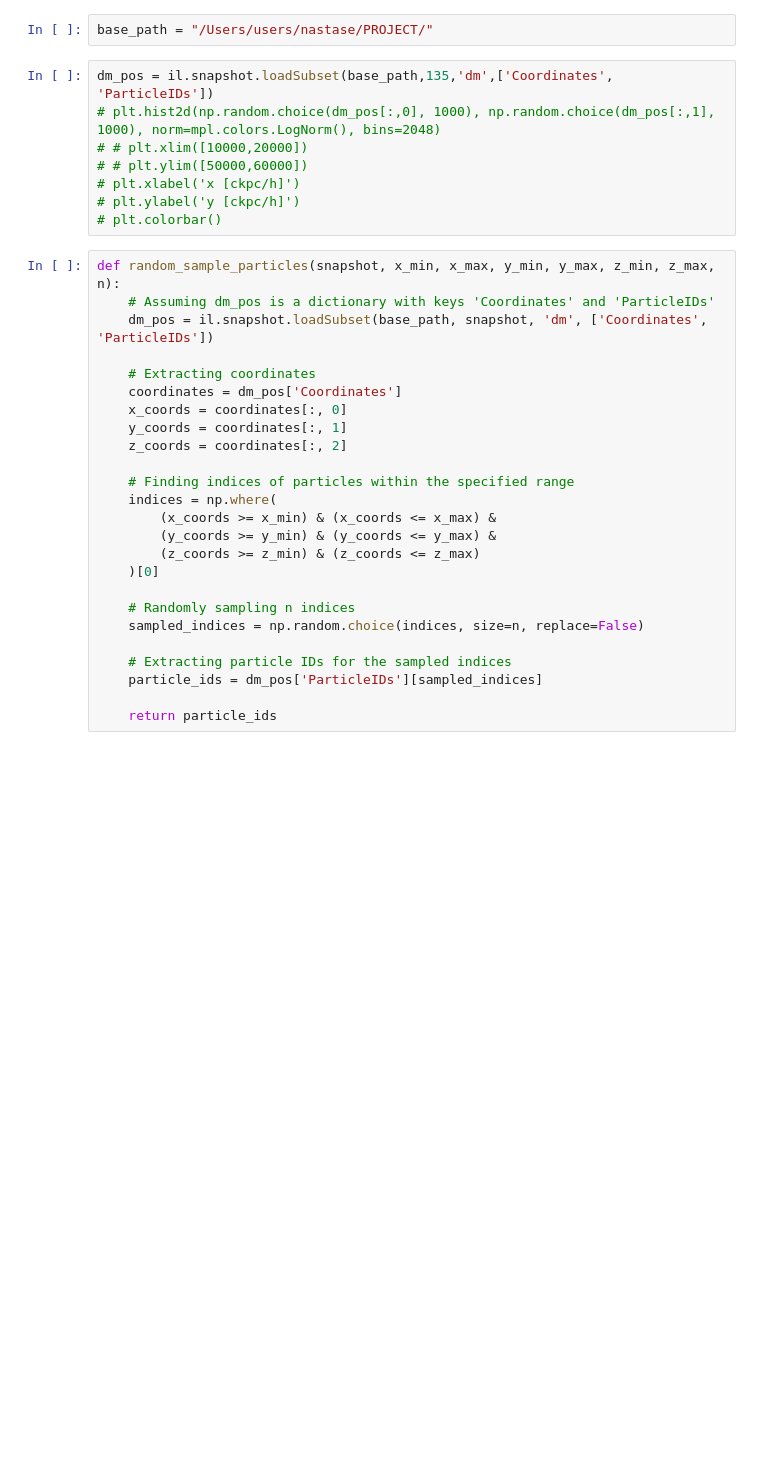
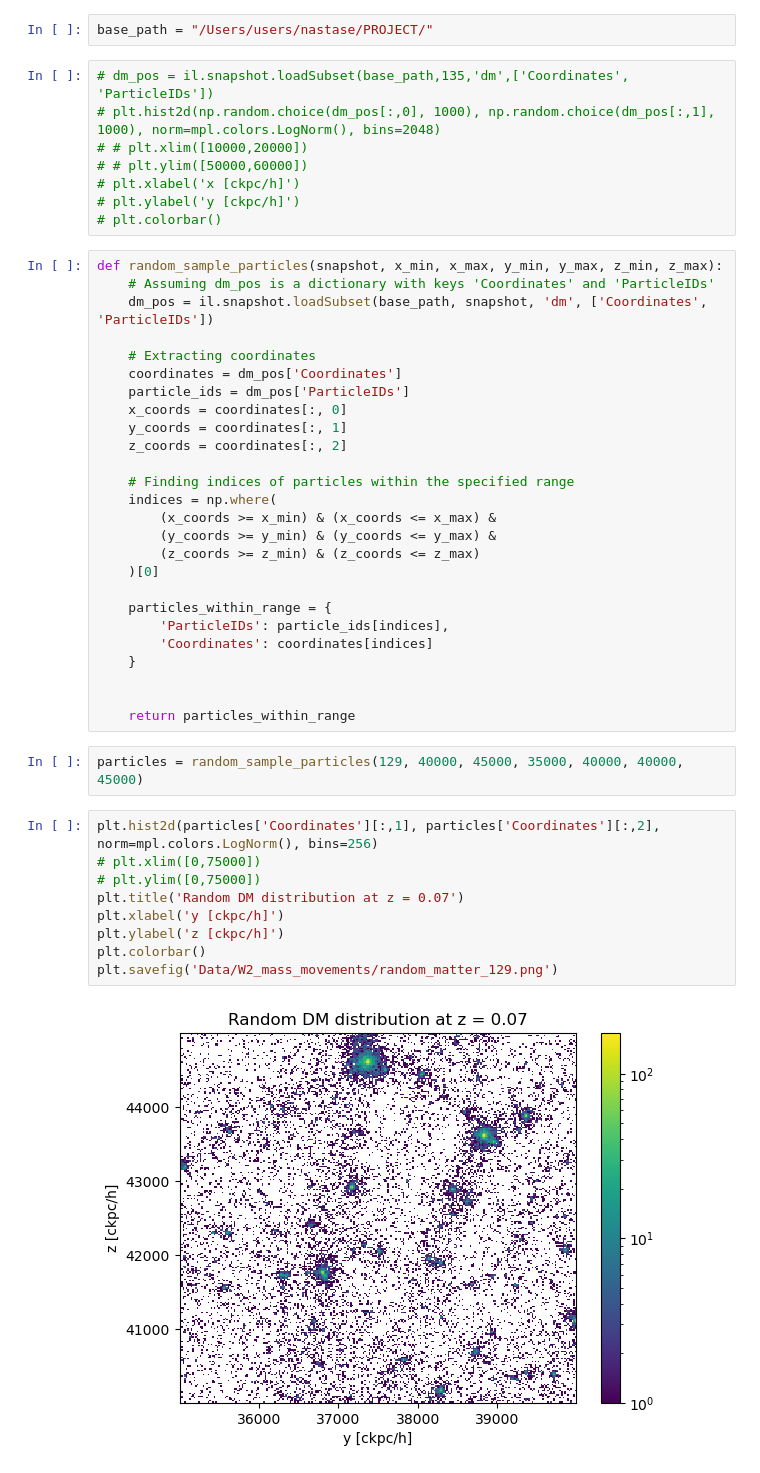
Before and after one commit to diodeamy/Thesis, a Jupyter notebook: code/MassVisualisationPro-Copy1.ipynb, the cells around one changed output. Drawn from its saved outputs; the diff is of its cells as text; blank space fills up the shorter version.

```diff
--- a/code/MassVisualisationPro-Copy1.ipynb
+++ b/code/MassVisualisationPro-Copy1.ipynb
@@ -8,7 +8,7 @@ import matplotlib.pyplot as plt
 # %%
 base_path = "/Users/users/nastase/PROJECT/"
 # %%
-dm_pos = il.snapshot.loadSubset(base_path,135,'dm',['Coordinates', 'ParticleIDs'])
+# dm_pos = il.snapshot.loadSubset(base_path,135,'dm',['Coordinates', 'ParticleIDs'])
 # plt.hist2d(np.random.choice(dm_pos[:,0], 1000), np.random.choice(dm_pos[:,1], 1000), norm=mpl.colors.LogNorm(), bins=2048)
 # # plt.xlim([10000,20000])
 # # plt.ylim([50000,60000])
@@ -16,12 +16,13 @@ dm_pos = il.snapshot.loadSubset(base_path,135,'dm',['Coordinates', 'ParticleIDs'
 # plt.ylabel('y [ckpc/h]')
 # plt.colorbar()
 # %%
-def random_sample_particles(snapshot, x_min, x_max, y_min, y_max, z_min, z_max, n):
+def random_sample_particles(snapshot, x_min, x_max, y_min, y_max, z_min, z_max):
     # Assuming dm_pos is a dictionary with keys 'Coordinates' and 'ParticleIDs'
     dm_pos = il.snapshot.loadSubset(base_path, snapshot, 'dm', ['Coordinates', 'ParticleIDs'])
 
     # Extracting coordinates
     coordinates = dm_pos['Coordinates']
+    particle_ids = dm_pos['ParticleIDs']
     x_coords = coordinates[:, 0]
     y_coords = coordinates[:, 1]
     z_coords = coordinates[:, 2]
@@ -33,10 +34,23 @@ def random_sample_particles(snapshot, x_min, x_max, y_min, y_max, z_min, z_max,
         (z_coords >= z_min) & (z_coords <= z_max)
     )[0]
 
-    # Randomly sampling n indices
-    sampled_indices = np.random.choice(indices, size=n, replace=False)
+    particles_within_range = {
+        'ParticleIDs': particle_ids[indices],
+        'Coordinates': coordinates[indices]
+    }
 
-    # Extracting particle IDs for the sampled indices
-    particle_ids = dm_pos['ParticleIDs'][sampled_indices]
 
-    return particle_ids
+    return particles_within_range
+# %%
+particles = random_sample_particles(129, 40000, 45000, 35000, 40000, 40000, 45000)
+# %%
+plt.hist2d(particles['Coordinates'][:,1], particles['Coordinates'][:,2], norm=mpl.colors.LogNorm(), bins=256)
+# plt.xlim([0,75000])
+# plt.ylim([0,75000])
+plt.title('Random DM distribution at z = 0.07')
+plt.xlabel('y [ckpc/h]')
+plt.ylabel('z [ckpc/h]')
+plt.colorbar()
+plt.savefig('Data/W2_mass_movements/random_matter_129.png')
+# %% [output]
+[figure, added]
```
Also changed, not shown: 8 other files.
